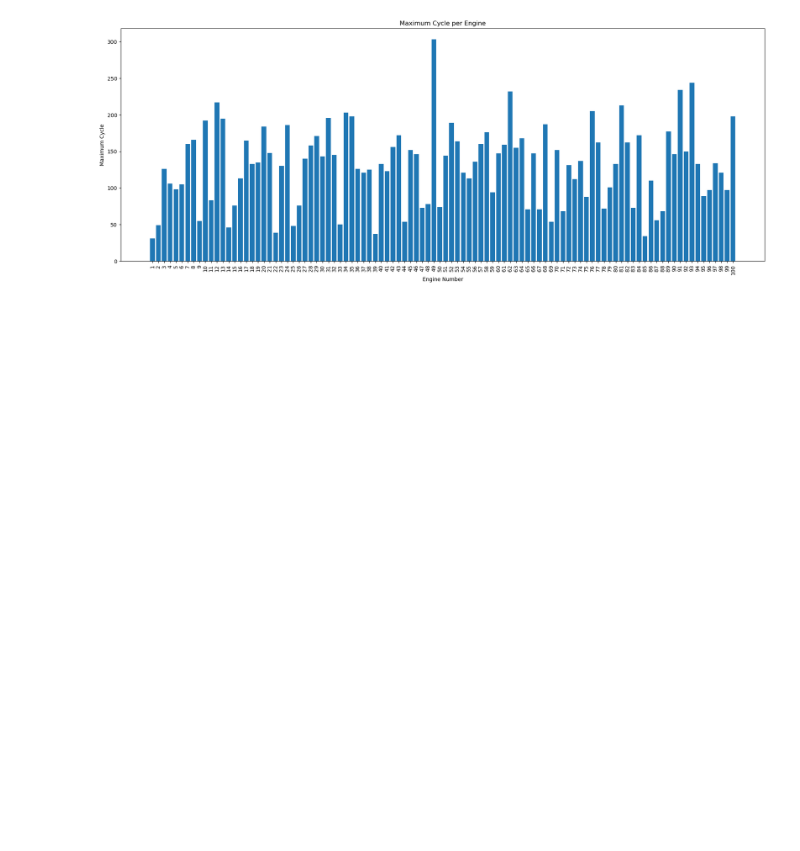
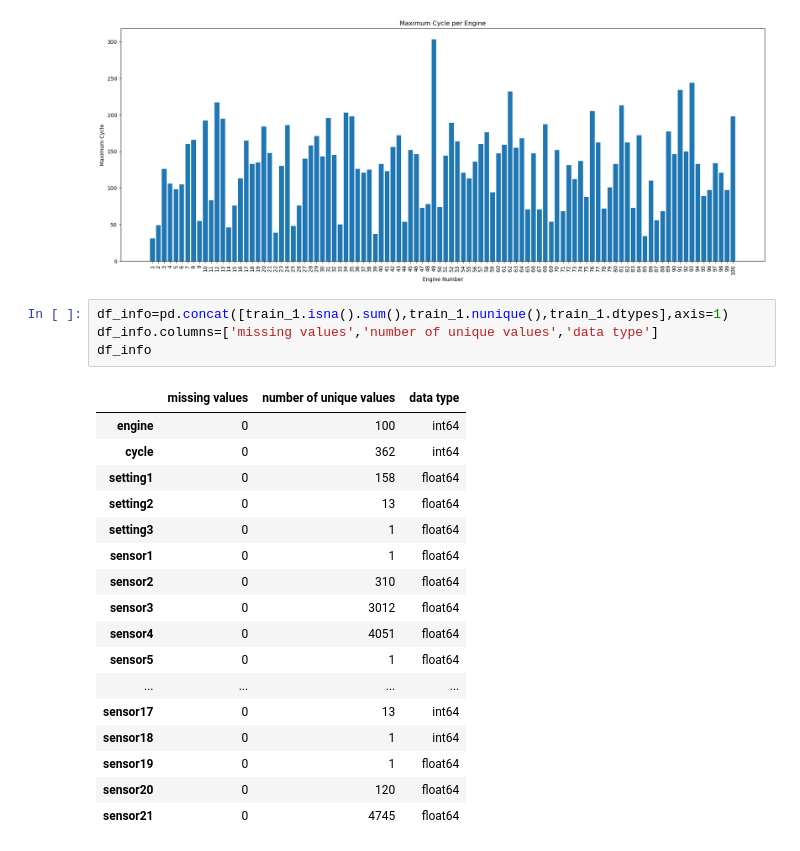
Before and after one commit to mhdnihas/NASA-Predictive-Engine-Maintenance, a Jupyter notebook: Predict_RUL.ipynb, the cells around one changed output. Cells and saved outputs as stored; diff of their text form; blank space fills up the shorter version.

```diff
--- a/Predict_RUL.ipynb
+++ b/Predict_RUL.ipynb
@@ -159,3 +159,25 @@ plt.xticks(rotation=90)
 plt.show()
 # %% [output]
 [figure]
+# %%
+df_info=pd.concat([train_1.isna().sum(),train_1.nunique(),train_1.dtypes],axis=1)
+df_info.columns=['missing values','number of unique values','data type']
+df_info
+# %% [output]
+|  | missing values | number of unique values | data type |
+| engine | 0 | 100 | int64 |
+| cycle | 0 | 362 | int64 |
+| setting1 | 0 | 158 | float64 |
+| setting2 | 0 | 13 | float64 |
+| setting3 | 0 | 1 | float64 |
+| sensor1 | 0 | 1 | float64 |
+| sensor2 | 0 | 310 | float64 |
+| sensor3 | 0 | 3012 | float64 |
+| sensor4 | 0 | 4051 | float64 |
+| sensor5 | 0 | 1 | float64 |
+| ... | ... | ... | ... |
+| sensor17 | 0 | 13 | int64 |
+| sensor18 | 0 | 1 | int64 |
+| sensor19 | 0 | 1 | float64 |
+| sensor20 | 0 | 120 | float64 |
+| sensor21 | 0 | 4745 | float64 |
```
Also changed, not shown: parts of 11 cells of this notebook.
